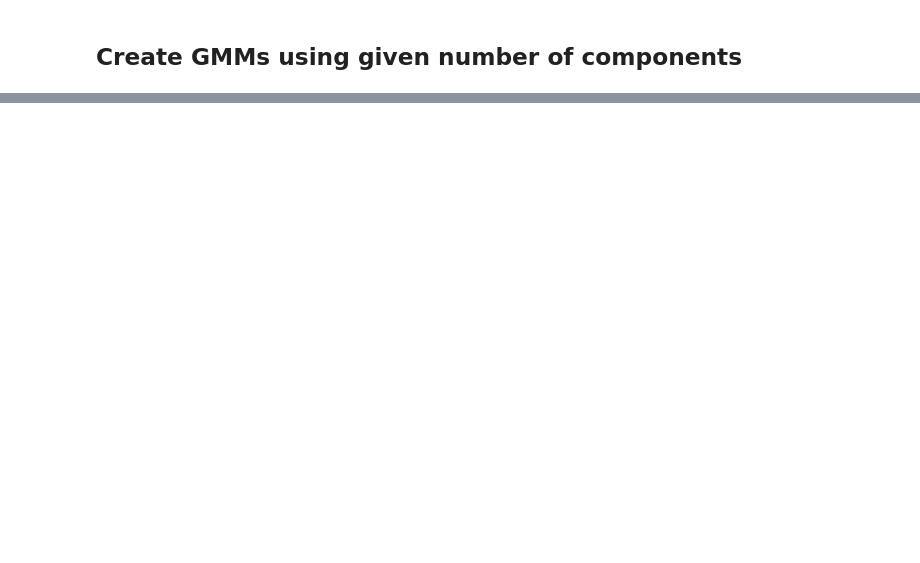
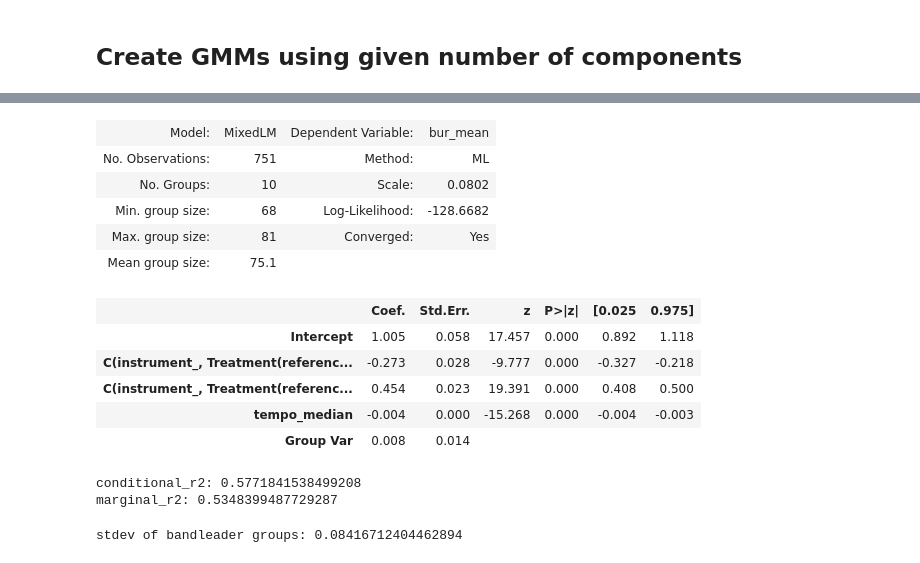
Before and after one commit to HuwCheston/Jazz-Trio-Database, a Jupyter notebook: notebooks/0.1-cheston-beat-upbeat-ratios.ipynb, the cells around one changed output, grey strips where cells are left out. Cells and saved outputs as stored; diff of their text form; code cells hidden in the pictures; blank space fills up the shorter version.

```diff
--- a/notebooks/0.1-cheston-beat-upbeat-ratios.ipynb
+++ b/notebooks/0.1-cheston-beat-upbeat-ratios.ipynb
@@ -267,0 +326,5 @@ for instr in ['bass', 'drums']:
+# %%
+average = burs.groupby(['instrument', 'mbz_id']).agg(dict(bur=['mean', 'count'], tempo='median', bandleader='first')).reset_index(drop=False)
+average.columns = ['_'.join(col).strip() for col in average.columns.values]
+average = average[average['bur_count'] > 15]
+print(average)
@@ -267,0 +349,36 @@ for instr in ['bass', 'drums']:
+# %%
+md = smf.mixedlm("bur_mean~tempo_median+C(instrument_, Treatment(reference='piano'))", data=average, groups=average['bandleader_first']).fit(reml=False)
+md.summary()
+# %% [output]
+| Model: | MixedLM | Dependent Variable: | bur_mean |
+| No. Observations: | 751 | Method: | ML |
+| No. Groups: | 10 | Scale: | 0.0802 |
+| Min. group size: | 68 | Log-Likelihood: | -128.6682 |
+| Max. group size: | 81 | Converged: | Yes |
+| Mean group size: | 75.1 |  |  |
+|  | Coef. | Std.Err. | z | P>|z| | [0.025 | 0.975] |
+| Intercept | 1.005 | 0.058 | 17.457 | 0.000 | 0.892 | 1.118 |
+| C(instrument_, Treatment(referenc... | -0.273 | 0.028 | -9.777 | 0.000 | -0.327 | -0.218 |
+| C(instrument_, Treatment(referenc... | 0.454 | 0.023 | 19.391 | 0.000 | 0.408 | 0.500 |
+| tempo_median | -0.004 | 0.000 | -15.268 | 0.000 | -0.004 | -0.003 |
+| Group Var | 0.008 | 0.014 |  |  |  |  |
+# %%
+# Variance explained by the fixed effects: we need to use md.predict() with the underlying data to get this
+var_fixed = md.predict().var()
+# Variance explained by the random effects
+var_random = float(md.cov_re.iloc[0])
+# Variance of the residuals
+var_resid = md.scale
+# Total variance of the model
+total_var = var_fixed + var_random + var_resid
+# Calculate the r2 values and append to the model
+print('conditional_r2:', (var_fixed + var_random) / total_var)
+print('marginal_r2:', var_fixed / total_var)
+# %% [output]
+conditional_r2: 0.5771841538499208
+marginal_r2: 0.5348399487729287
+# %%
+stddev = np.std([v.iloc[0] for v in md.random_effects.values()])
+print('stdev of bandleader groups:', stddev)
+# %% [output]
+stdev of bandleader groups: 0.08416712404462894
```
Also changed, not shown: parts of 17 cells of this notebook, 2 other files.
